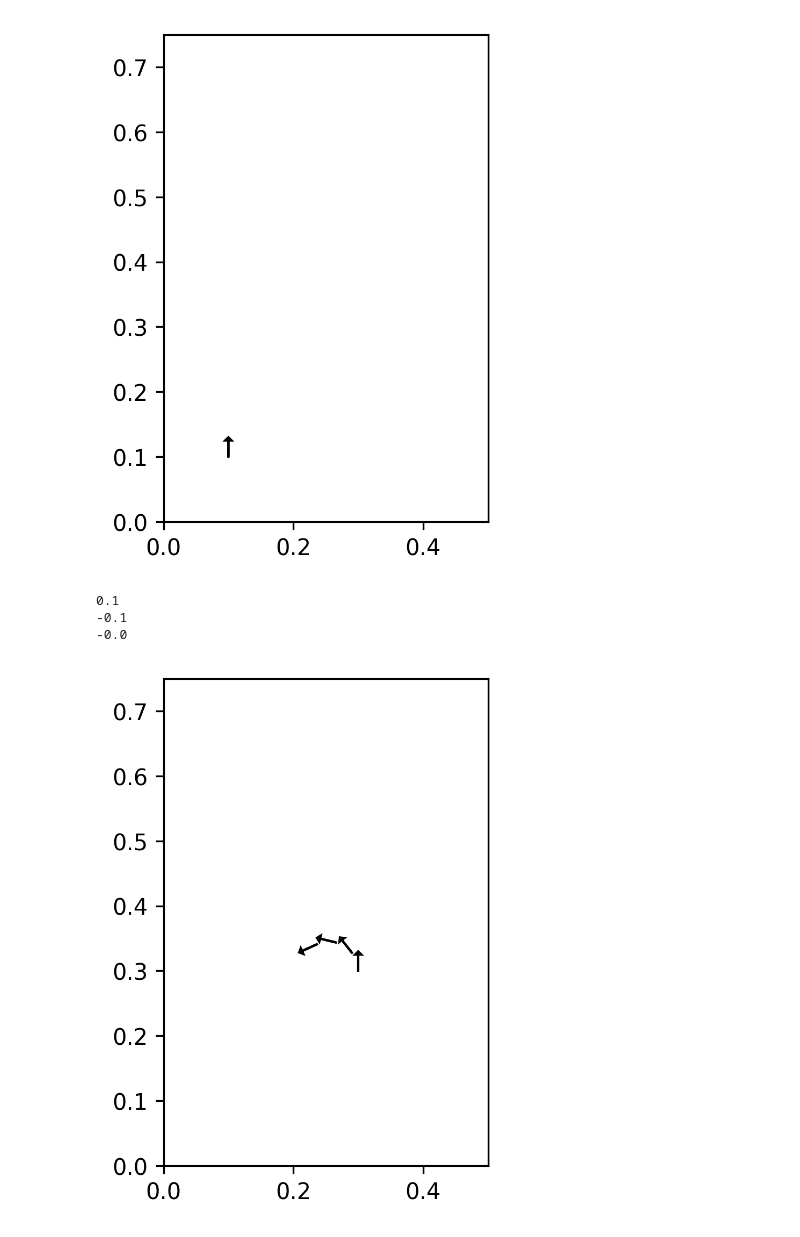
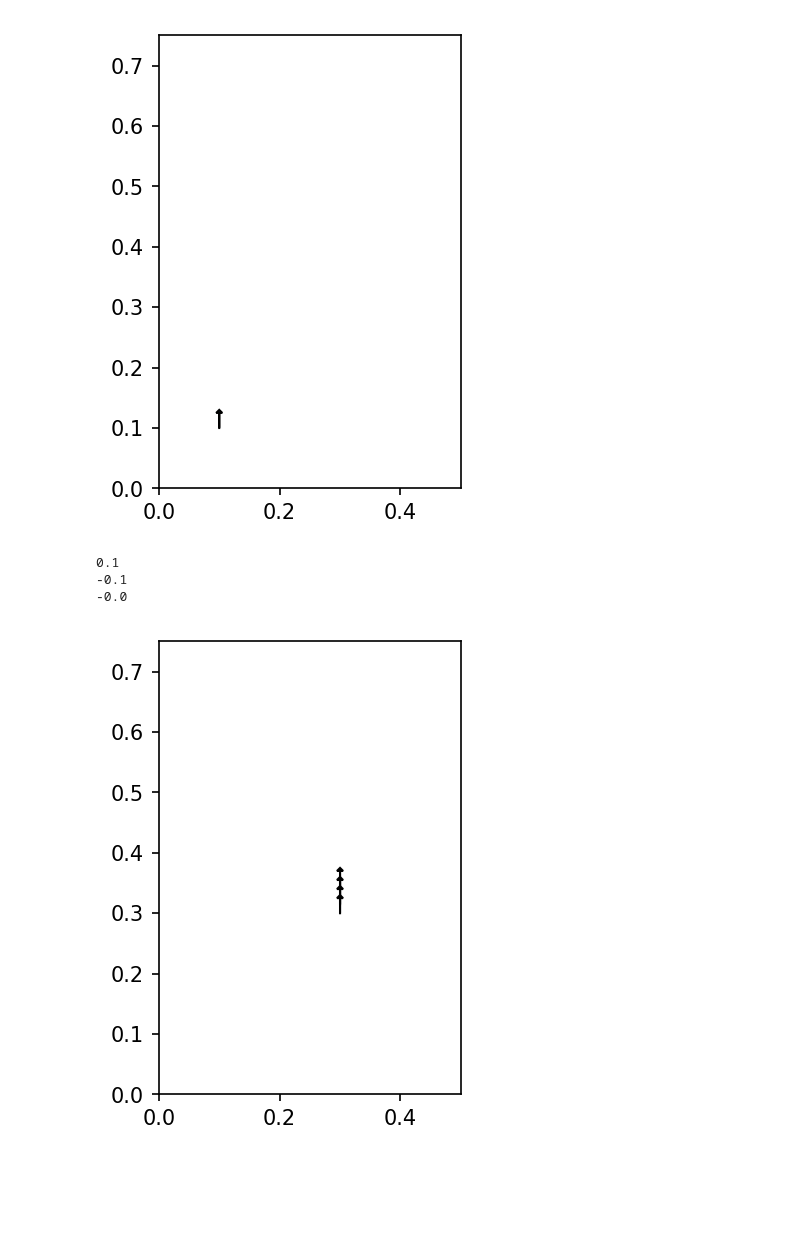
Before and after one commit to samer1248/ECE209AS-Lab3, a Jupyter notebook: project3.ipynb, the cells around one changed output. Cells and saved outputs as stored; diff of their text form; code cells hidden in the pictures; blank space fills up the shorter version.

```diff
--- a/project3.ipynb
+++ b/project3.ipynb
@@ -14,11 +14,11 @@ wheel_sep = 0.09
 tail_dist = 0.075
 L = 0.75
 W = 0.5
-dt = 0.08
+dt = 0.01
 # %%
 # Plot world
 def show_world():
-    plt.rcParams['figure.dpi'] = 300
+    plt.rcParams['figure.dpi'] = 150
     fig = plt.figure()
     ax=fig.add_subplot(111)
     plt.plot()
@@ -39,7 +39,7 @@ def plot_robot(state,ax):
 ax = show_world()
 plot_robot([0.1,0.1,0,0],ax)
 # %% [output]
-[figure, old version]
+[figure, new version]
 # %%
 # Calculated difference between angles
 def get_angle_diff(a1,a2):
@@ -70,24 +70,31 @@ def forward_dynamic(state,controls):
     vr = wr*wheel_radius
     vl = wl*wheel_radius
     wc = (vr-vl)/wheel_sep
-    Rc = wheel_sep/2*(vr+vl)/(vr-vl)
-    cx = x - Rc*sin(th+pi/2)
-    cy = y + Rc*cos(th+pi/2)
-    d = wc*dt
-    xd = (x-cx)*cos(d) - (y-cy)*sin(d) + cx
-    yd = (x-cx)*sin(d) + (y-cy)*cos(d) + cy
-    thd = (th+d)%(2*pi)
+    if wl!=wr:
+        Rc = wheel_sep/2*(vr+vl)/(vr-vl)
+        cx = x - Rc*sin(th+pi/2)
+        cy = y + Rc*cos(th+pi/2)
+        d = wc*dt
+        xd = (x-cx)*cos(d) - (y-cy)*sin(d) + cx
+        yd = (x-cx)*sin(d) + (y-cy)*cos(d) + cy
+        thd = (th+d)%(2*pi)
+    else:
+        v = vr
+        d = v*dt
+        xd =  x+d*sin(th)
+        yd =  y+d*cos(th)
+        thd = th
     wd = wc
     return [xd,yd,thd,wd]
 # %%
 ax = show_world()
 state = [0.3,0.3,0,0]
 plot_robot(state,ax)
-controls = [0,30]
+controls = [60,60]
 for i in range(3):
     state = forward_dynamic(state,controls)
 #     print(state)
     plot_robot(state,ax)
 # %% [output]
-[figure, old version]
+[figure, new version]
 # %%
```
Also changed, not shown: parts of 14 cells of this notebook, 2 other files.
